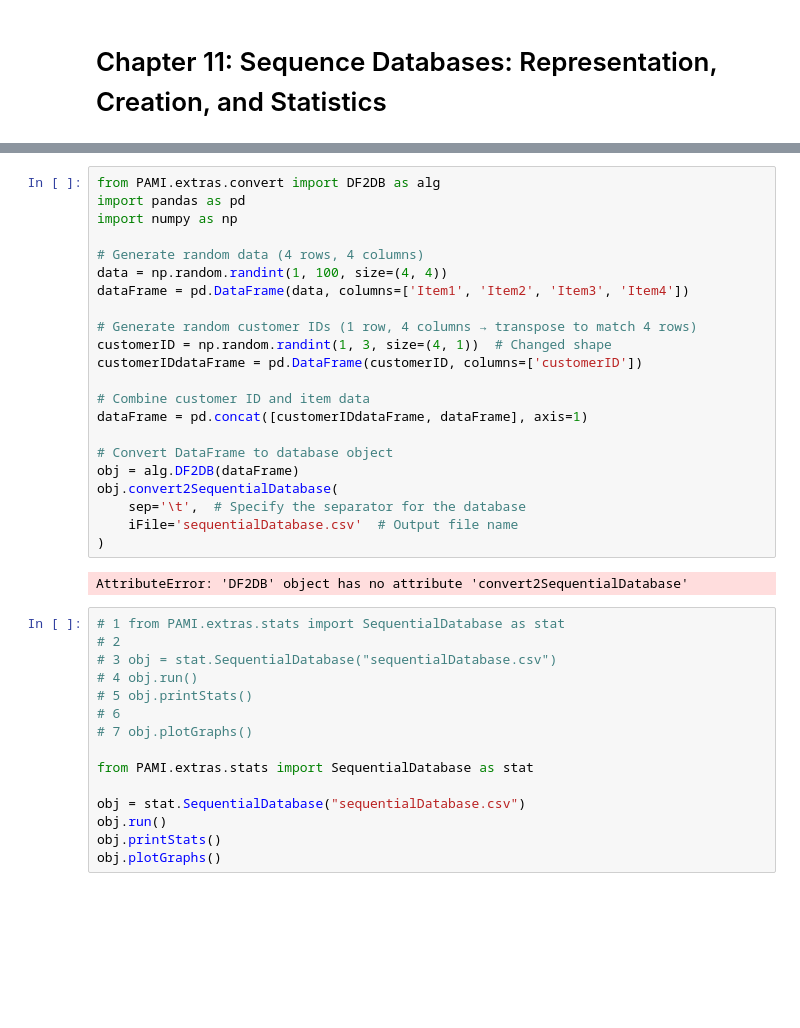
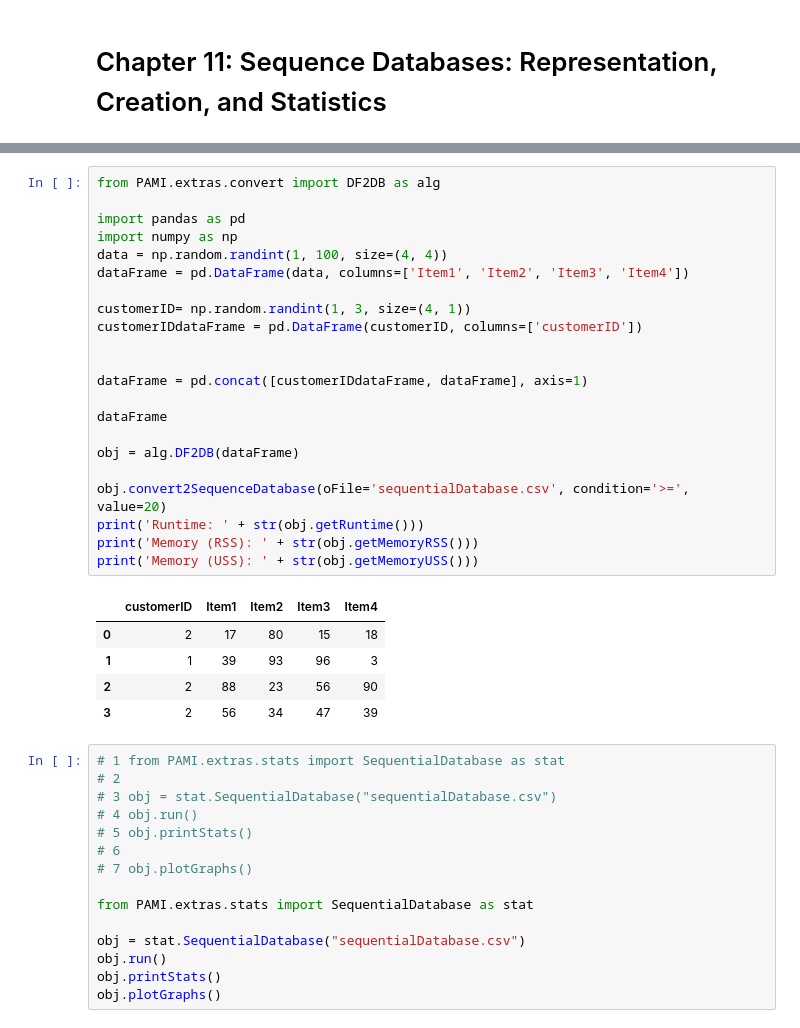
Before and after one commit to UdayLab/Hands-on-Pattern-Mining, a Jupyter notebook: chapter11.ipynb, the cells around one changed output, grey strips where cells are left out. Saved outputs shown, nothing was run; the diff lists cells and outputs as text; blank space fills up the shorter version.

```diff
--- a/chapter11.ipynb
+++ b/chapter11.ipynb
@@ -53,28 +53,32 @@ print('Memory (USS):  ' + str(obj.getMemoryUSS()))
 TypeError: SequentialDatabase.__init__() missing 4 required positional arguments: 'numSeq', 'avgItemsetPerSeq', 'avgItemsPerItemset', and 'numItems'
 # %%
 from PAMI.extras.convert import DF2DB as alg
+
 import pandas as pd
 import numpy as np
-
-# Generate random data (4 rows, 4 columns)
 data = np.random.randint(1, 100, size=(4, 4))
 dataFrame = pd.DataFrame(data, columns=['Item1', 'Item2', 'Item3', 'Item4'])
 
-# Generate random customer IDs (1 row, 4 columns → transpose to match 4 rows)
-customerID = np.random.randint(1, 3, size=(4, 1))  # Changed shape
+customerID= np.random.randint(1, 3, size=(4, 1))
 customerIDdataFrame = pd.DataFrame(customerID, columns=['customerID'])
 
-# Combine customer ID and item data
+
 dataFrame = pd.concat([customerIDdataFrame, dataFrame], axis=1)
 
-# Convert DataFrame to database object
+dataFrame
+
 obj = alg.DF2DB(dataFrame)
-obj.convert2SequentialDatabase(
-    sep='\t',  # Specify the separator for the database
-    iFile='sequentialDatabase.csv'  # Output file name
-)
+
+obj.convert2SequenceDatabase(oFile='sequentialDatabase.csv', condition='>=', value=20)
+print('Runtime: ' + str(obj.getRuntime()))
+print('Memory (RSS): ' + str(obj.getMemoryRSS()))
+print('Memory (USS): ' + str(obj.getMemoryUSS()))
 # %% [output]
-AttributeError: 'DF2DB' object has no attribute 'convert2SequentialDatabase'
+|  | customerID | Item1 | Item2 | Item3 | Item4 |
+| 0 | 2 | 17 | 80 | 15 | 18 |
+| 1 | 1 | 39 | 93 | 96 | 3 |
+| 2 | 2 | 88 | 23 | 56 | 90 |
+| 3 | 2 | 56 | 34 | 47 | 39 |
 # %%
 # 1 from PAMI.extras.stats import SequentialDatabase as stat
 # 2
```
Also changed, not shown: parts of 1 cell of this notebook.
